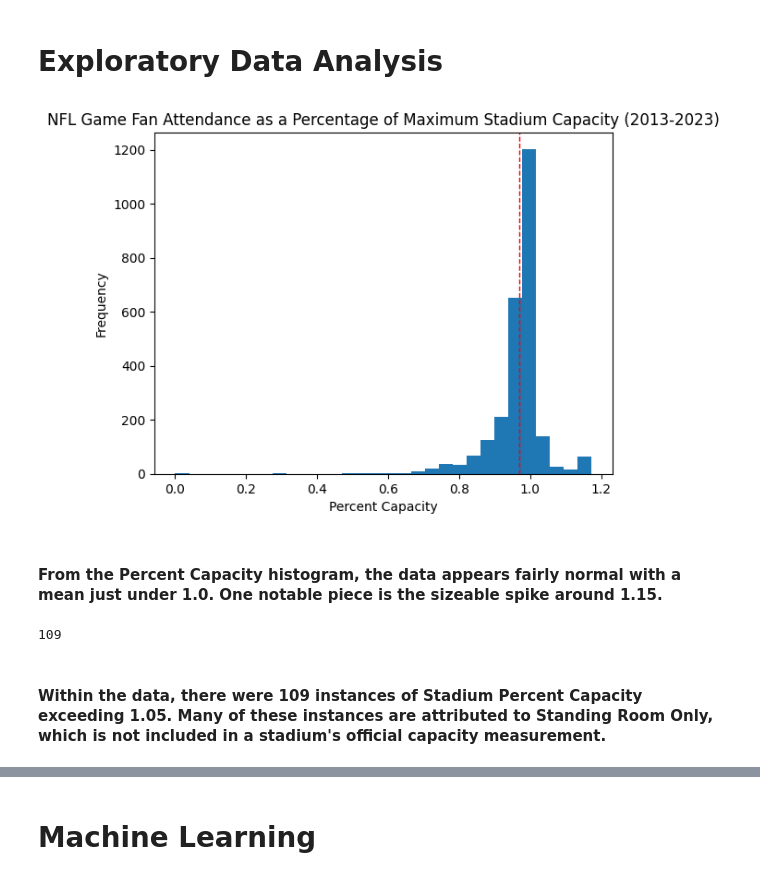
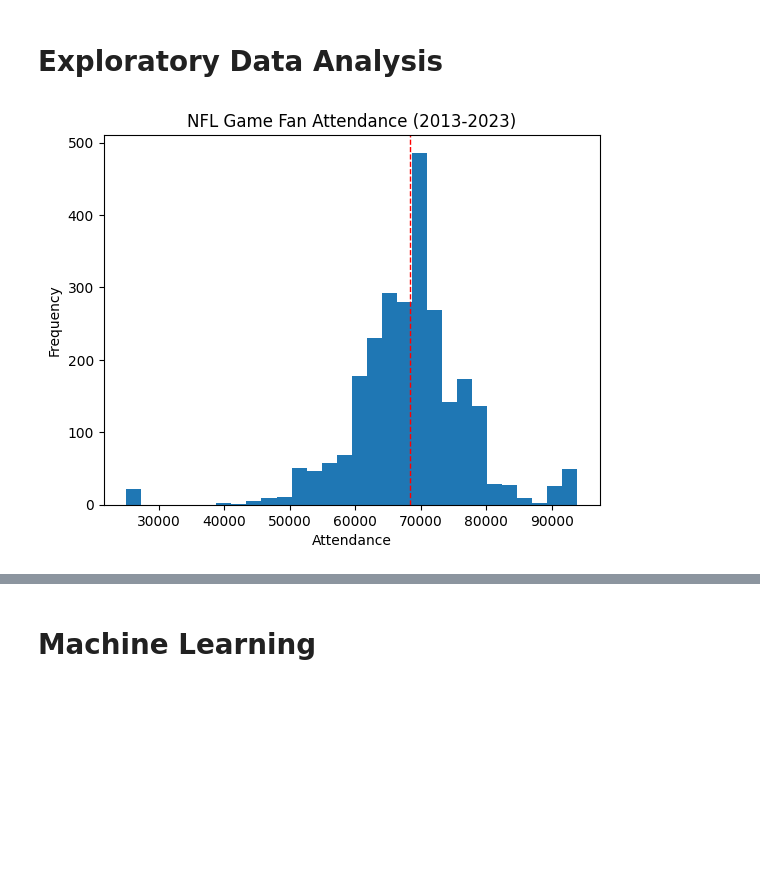
Before and after one commit to peterwoo908/NFL-Game-Attendance-Predictive-Analysis, a Jupyter notebook: EDA + Machine Learning.ipynb, the cells around one changed output, grey strips where cells are left out. Drawn from its saved outputs; the diff is of its cells as text; code cells hidden in the pictures; blank space fills up the shorter version.

```diff
--- a/EDA + Machine Learning.ipynb
+++ b/EDA + Machine Learning.ipynb
@@ -26,4 +27,4 @@ import time
 # %%
-df = pd.read_csv("Data Files/Cleaned_Data_for_ML.csv")
-df
+data = pd.read_csv("Data Files/Cleaned_Data_for_ML.csv")
+data.head()
 # %% [output]
@@ -45,21 +49,13 @@ df
 # %%
 #Histogram
 
-plt.hist(df["Percent Capacity"], bins = 30)
-plt.axvline(df["Percent Capacity"].mean(), color='red', linestyle='dashed', linewidth=1)
+plt.hist(data["Attendance"], bins = 30)
+plt.axvline(data["Attendance"].mean(), color='red', linestyle='dashed', linewidth=1)
 
 
-plt.title("NFL Game Fan Attendance as a Percentage of Maximum Stadium Capacity (2013-2023)")
-plt.xlabel("Percent Capacity")
+plt.title("NFL Game Fan Attendance (2013-2023)")
+plt.xlabel("Attendance")
 plt.ylabel("Frequency")
 plt.show()
 # %% [output]
-[figure, old version]
+[figure, new version]
-# %% [markdown]
-#### From the Percent Capacity histogram, the data appears fairly normal with a mean just under 1.0. One notable piece is the sizeable spike around 1.15.
-# %%
-len(df.loc[(df["Percent Capacity"] > 1.05)])
-# %% [output]
-109
-# %% [markdown]
-#### Within the data, there were 109 instances of Stadium Percent Capacity exceeding 1.05. Many of these instances are attributed to Standing Room Only, which is not included in a stadium's official capacity measurement.
```
Also changed, not shown: parts of 88 cells of this notebook, 3 other files.
